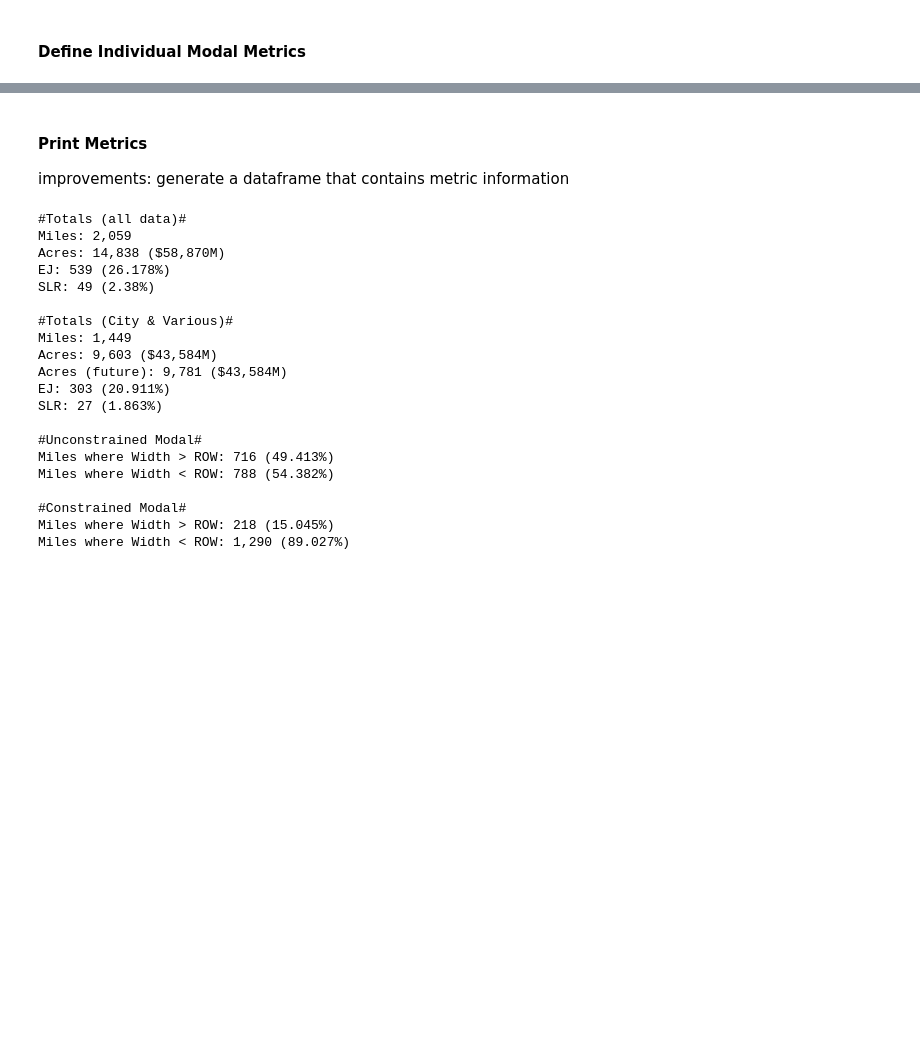
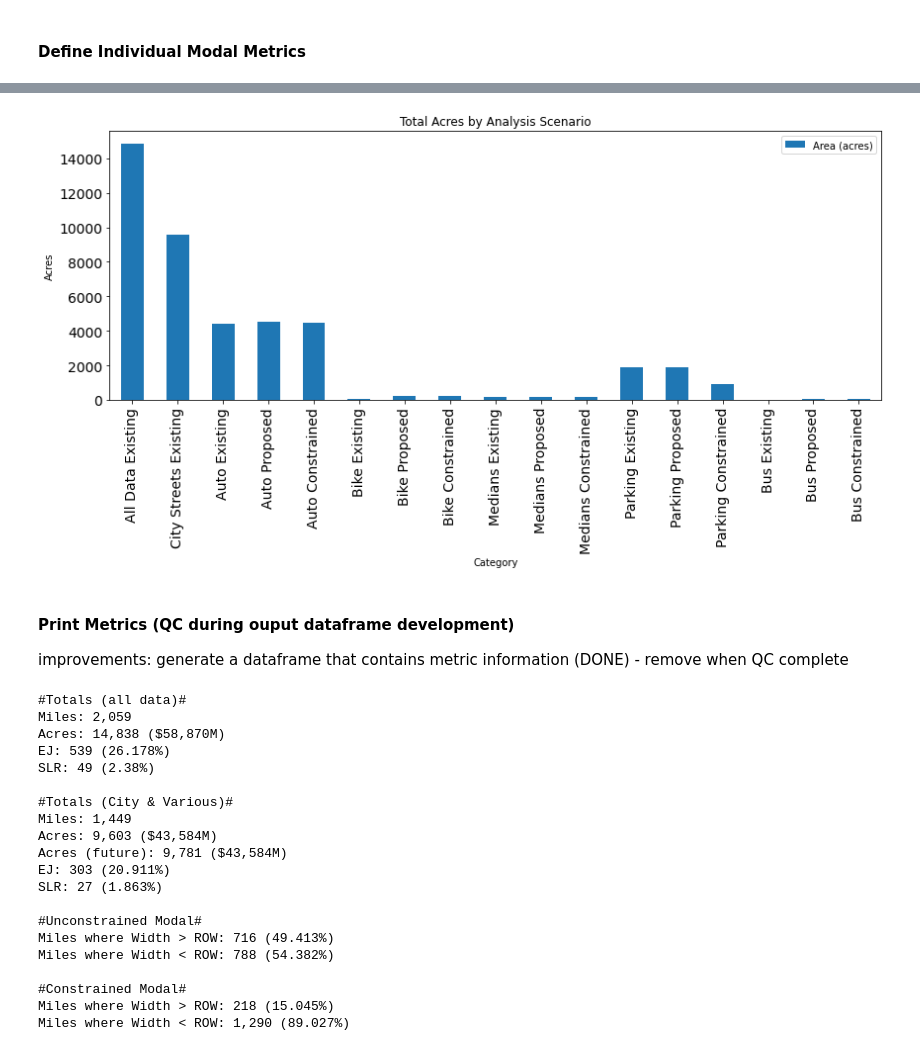
Before and after one commit to Ray-Mangan/DTS-Complete-Streets, a Jupyter notebook: DTS - 10 - Results Summary.ipynb, the cells around one changed output, grey strips where cells are left out. Cells and saved outputs as stored; diff of their text form; code cells hidden in the pictures; blank space fills up the shorter version.

Commit message:
summary df bar chart

```diff
--- a/DTS - 10 - Results Summary.ipynb
+++ b/DTS - 10 - Results Summary.ipynb
@@ -472,7 +463,12 @@ results_dict = {'Metric Category': ["All Data",
 new_df = pd.DataFrame.from_dict(results_dict)
 # %%
+#add new fields to the DF
+
 #create new field EJ %
 new_df["EJ % (by area)"] = (new_df["EJ Acres"] / new_df["Area (acres)"])*100
 
 #create new field EJ %
 new_df["SLR % (by area)"] = (new_df["SLR Acres"] / new_df["Area (acres)"])*100
+
+#create new field for Metric Label
+new_df["Metric Description"] = new_df["Metric Category"] +" " + new_df["Scenario"]
@@ -500,7 +497,21 @@ new_df
+# %%
+bar = new_df.plot.bar(y="Area (acres)",
+                       x="Metric Description",
+                       figsize=(14,5),
+                       fontsize=14,
+                       xlabel = "Category",
+                       rot=90,
+                       ylabel="Acres",
+                       logy=False,
+                       title="Total Acres by Analysis Scenario"
+
+               )
+# %% [output]
+[figure, added]
 # %% [markdown]
-#### Print Metrics
+#### Print Metrics (QC during ouput dataframe development)
 
-improvements: generate a dataframe that contains metric information
+improvements: generate a dataframe that contains metric information (DONE) - remove when QC complete
 # %%
 #Overall
 
```
Also changed, not shown: parts of 9 cells of this notebook.
